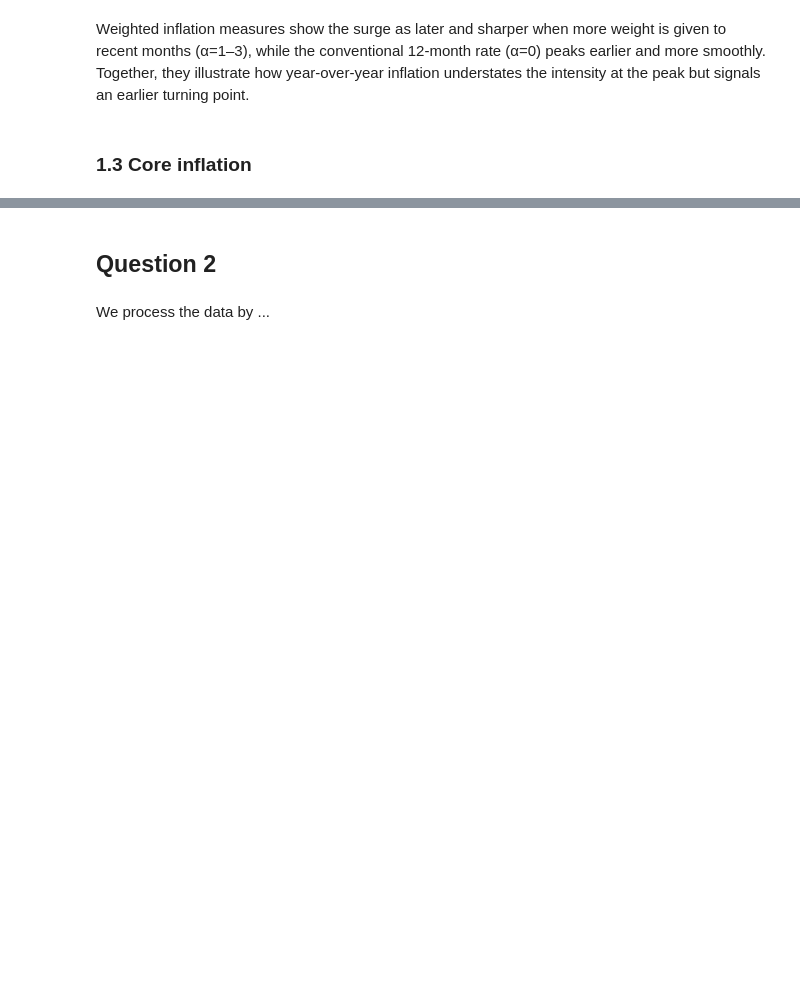
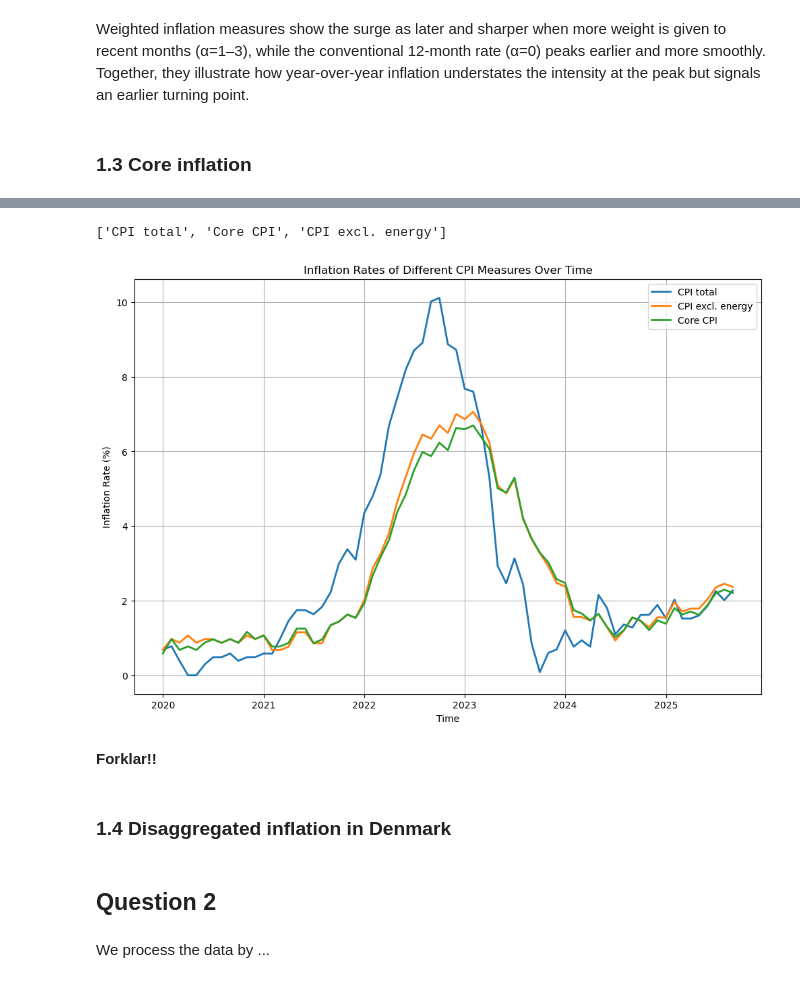
Before and after one commit to NumEconCopenhagen/projects-2025-aksel-tobias, a Jupyter notebook: 01_dataproject/dataproject.ipynb, the cells around one changed output, grey strips where cells are left out. Saved outputs shown, nothing was run; the diff lists cells and outputs as text; code cells hidden in the pictures; blank space fills up the shorter version.

```diff
--- a/01_dataproject/dataproject.ipynb
+++ b/01_dataproject/dataproject.ipynb
@@ -163,0 +158,7 @@ TypeError: agg function failed [how->mean,dtype->object]
+# %%
+# Clean the dataframe
+I = df_dst['INDHOLD'] == '..'
+df_dst.loc[I,'INDHOLD'] = 'nan'
+df_dst['INDHOLD'] = df_dst['INDHOLD'].str.replace(',', '.')
+df_dst['INDHOLD'] = df_dst['INDHOLD'].astype(float)
+df_dst.head(5)
@@ -164,3 +172,48 @@ TypeError: agg function failed [how->mean,dtype->object]
+# %%
+# All variables are in the same column 'INDHOLD', so we pivot the dataframe
+df_pivot = df_dst.pivot_table(index='TID', columns=['VAREGR', 'ENHED'], values='INDHOLD')
+
+# keep data since 2019
+df_pivot = df_pivot[df_pivot.index >= '2019M01']
+
+# format the time variable "TID" to datetime
+df_pivot.index = pd.to_datetime(df_pivot.index, format='%YM%m')
+
+# keep only the relevant columns
+df_pivot = df_pivot.loc[:, [ ('00 Forbrugerprisindekset i alt', 'Indeks'), ('14.1 Forbrugerprisindeks ekskl. energi og ikke-forarbejdede fødevarer (Kerneinflation)', 'Indeks'), ('15.1 Forbrugerprisindeks ekskl. energi', 'Indeks')]]
+# %%
+# rename the columns
+df_pivot.columns = [' | '.join(col) if isinstance(col, tuple) else col for col in df_pivot.columns]
+df_pivot = df_pivot.rename(columns={
+    '00 Forbrugerprisindekset i alt | Indeks': 'CPI total',
+    '15.1 Forbrugerprisindeks ekskl. energi | Indeks': 'CPI excl. energy',
+    '14.1 Forbrugerprisindeks ekskl. energi og ikke-forarbejdede fødevarer (Kerneinflation) | Indeks': 'Core CPI'
+})
+print(df_pivot.columns.tolist())
+# %% [output]
+['CPI total', 'Core CPI', 'CPI excl. energy']
+# %%
+# calculate the 12 month inflation rate for each CPI measure
+for col in df_pivot.columns:
+    df_pivot[f'inflation_{col}'] = df_pivot[col].pct_change(periods=12) * 100
+# %%
+# plot the three different inflation rates over time
+plt.figure(figsize=(12,8))
+plt.plot(df_pivot.index, df_pivot['inflation_CPI total'], label='CPI total', linewidth=2)
+plt.plot(df_pivot.index, df_pivot['inflation_CPI excl. energy'], label='CPI excl. energy', linewidth=2)
+plt.plot(df_pivot.index, df_pivot['inflation_Core CPI'], label='Core CPI', linewidth=2)
+plt.xlabel('Time')
+plt.ylabel('Inflation Rate (%)')
+plt.title('Inflation Rates of Different CPI Measures Over Time')
+plt.legend()
+plt.grid()
+plt.show()
+# %% [output]
+[figure, added]
+# %% [markdown]
+**Forklar!!**
+# %% [markdown]
+### 1.4 Disaggregated inflation in Denmark
 # %% [markdown]
 ## Question 2
 # %% [markdown]
```
Also changed, not shown: parts of 4 cells of this notebook.
